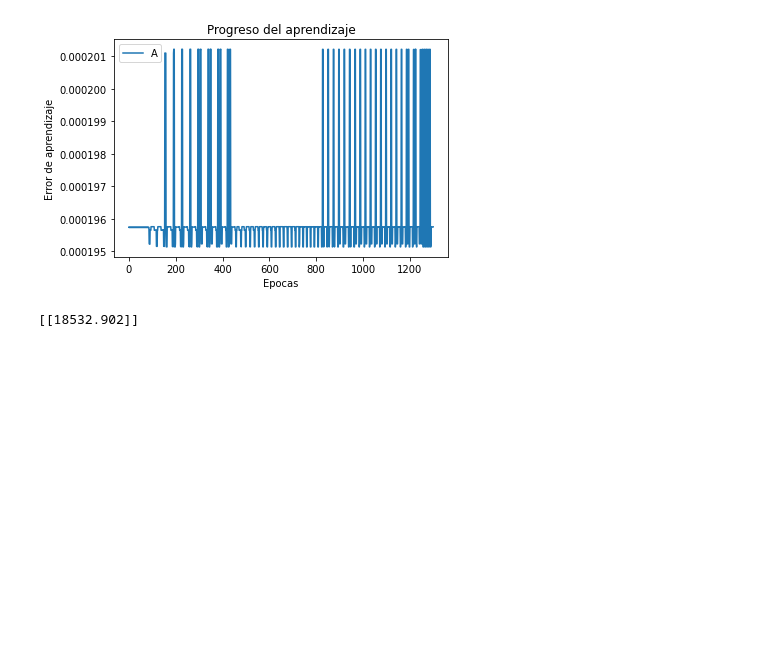
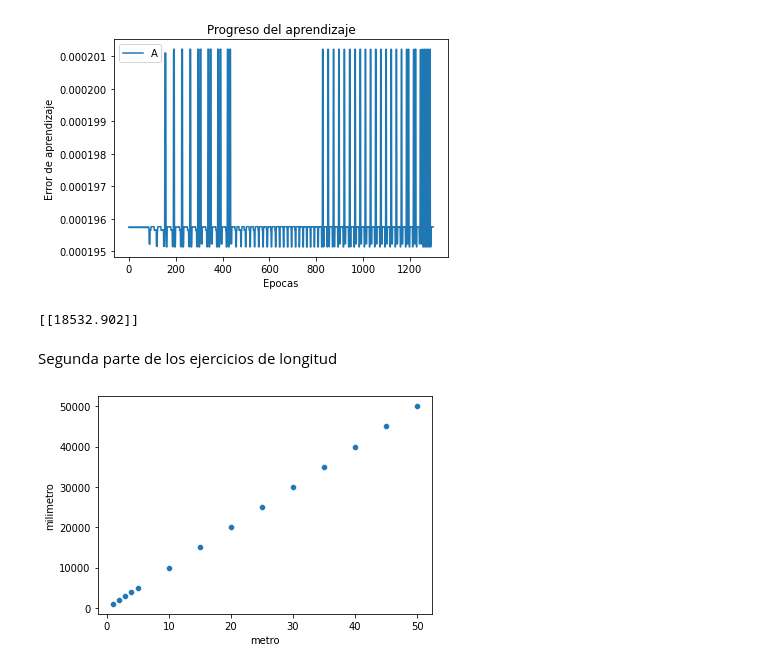
Before and after one commit to USIS007920/Programacion-lll, a Jupyter notebook: Untitled6.ipynb, the cells around one changed output. Cells and saved outputs as stored; diff of their text form; code cells hidden in the pictures; blank space fills up the shorter version.

```diff
--- a/Untitled6.ipynb
+++ b/Untitled6.ipynb
@@ -280,3 +280,12 @@ f = modelo.predict([75])
 print(f)
 # %% [output]
 [[18532.902]]
+# %% [markdown]
+Segunda parte de los ejercicios de longitud
+# %%
+Longitud2 = pd.read_csv("/content/Longitud2.csv", sep=";")
+
+sns.scatterplot(Longitud2["metro"], Longitud2["milimetro"])
+plt.show()
+# %% [output]
+[figure, added]
```
Also changed, not shown: parts of 18 cells of this notebook.
